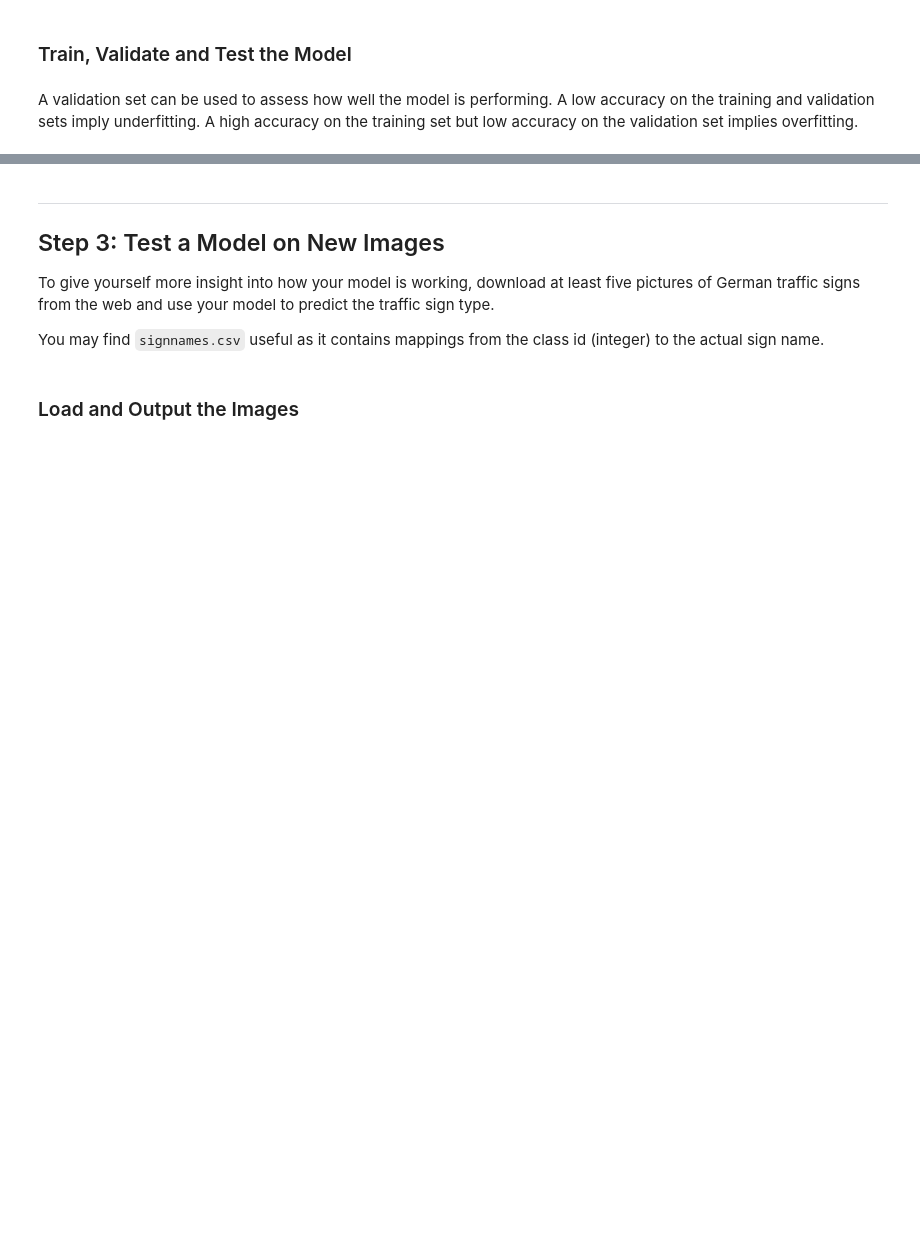
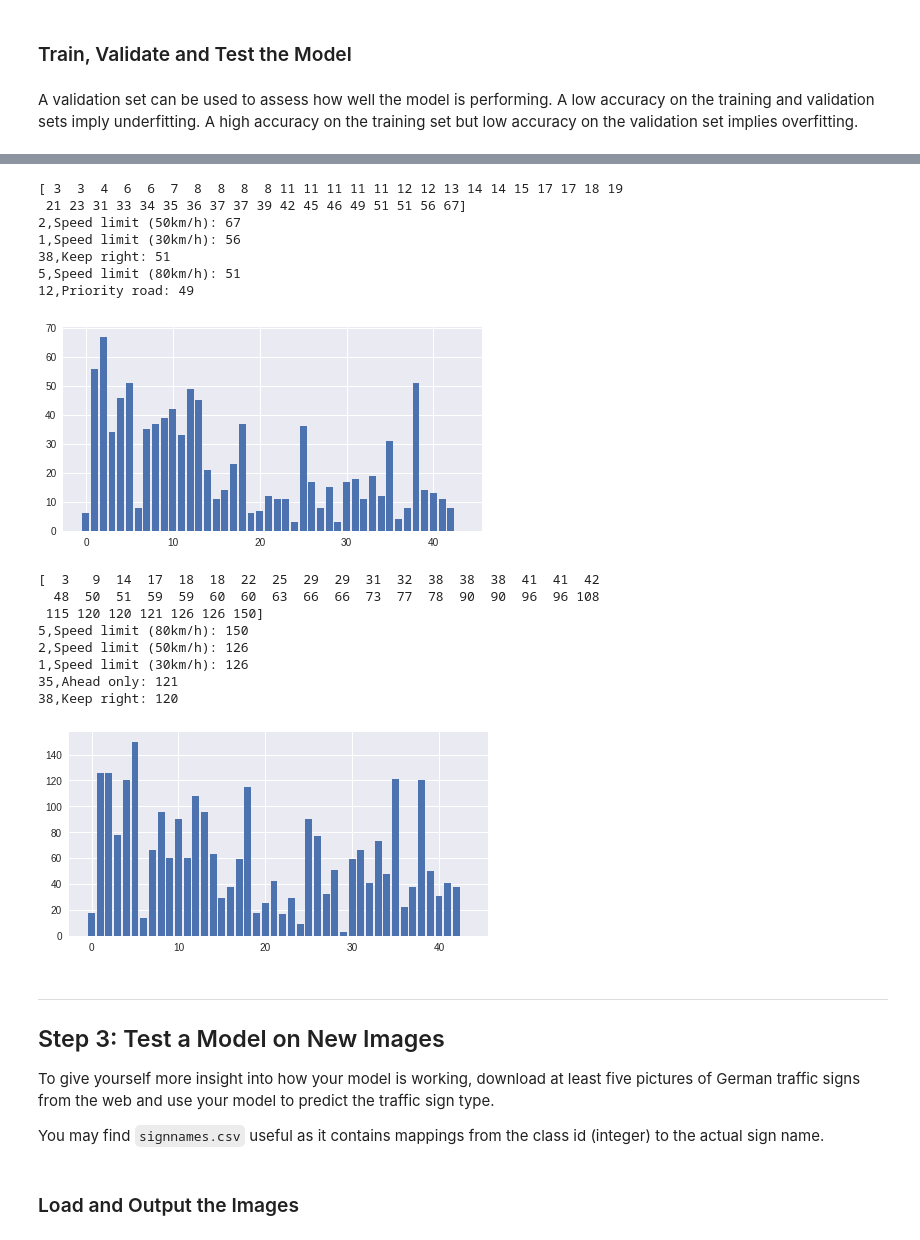
Before and after one commit to yhung119/German_Traffic_Signs_Classification, a Jupyter notebook: Traffic_Sign_Classifier.ipynb, the cells around one changed output, grey strips where cells are left out. Cells and saved outputs as stored; diff of their text form; code cells hidden in the pictures; blank space fills up the shorter version.

```diff
--- a/Traffic_Sign_Classifier.ipynb
+++ b/Traffic_Sign_Classifier.ipynb
@@ -241,4 +230,0 @@ print(X_train_N[1])
-# %%
-from skimage.transform import AffineTransform, warp
-rcParams['figure.figsize'] = 7.5, 3.75
-X_train_Trans = X_train
@@ -425,3 +391,24 @@ Test accuracy: 0.907
+# %%
+classes_count_visualize(feed_labels)
+classes_count_visualize(new_labels)
+# %% [output]
+[ 3  3  4  6  6  7  8  8  8  8 11 11 11 11 11 12 12 13 14 14 15 17 17 18 19
+ 21 23 31 33 34 35 36 37 37 39 42 45 46 49 51 51 56 67]
+2,Speed limit (50km/h): 67
+1,Speed limit (30km/h): 56
+38,Keep right: 51
+5,Speed limit (80km/h): 51
+12,Priority road: 49
+[figure, added]
+[  3   9  14  17  18  18  22  25  29  29  31  32  38  38  38  41  41  42
+  48  50  51  59  59  60  60  63  66  66  73  77  78  90  90  96  96 108
+ 115 120 120 121 126 126 150]
+5,Speed limit (80km/h): 150
+2,Speed limit (50km/h): 126
+1,Speed limit (30km/h): 126
+35,Ahead only: 121
+38,Keep right: 120
+[figure, added]
 # %% [markdown]
 ---
 
```
Also changed, not shown: parts of 23 cells of this notebook.
